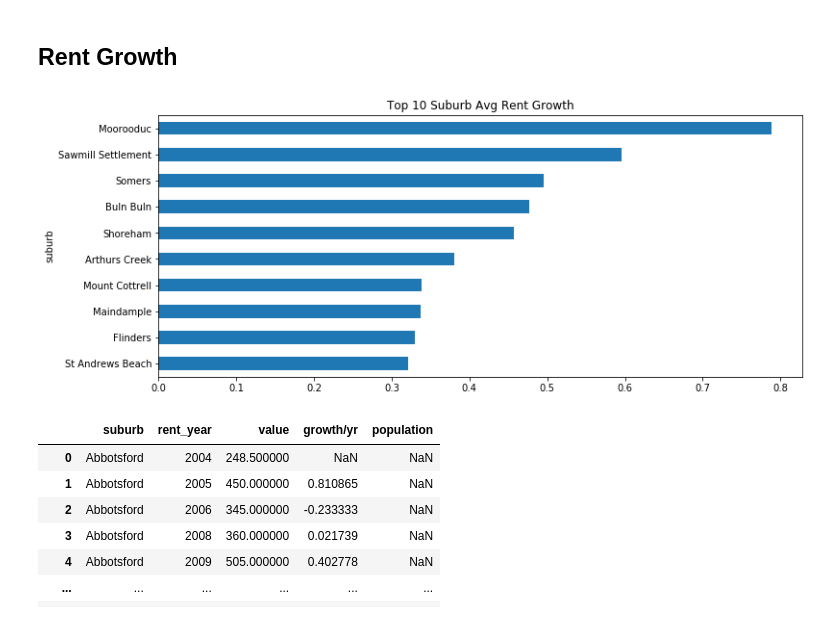
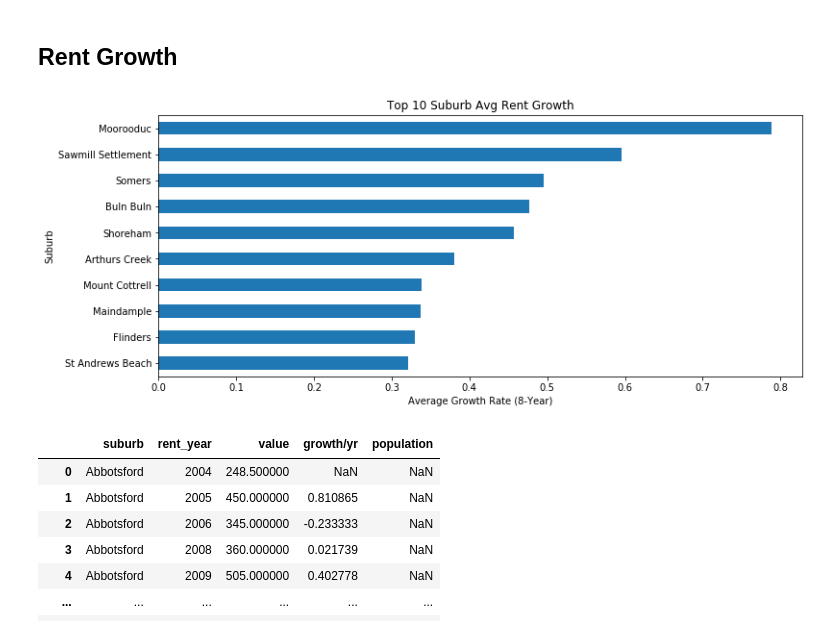
Before and after one commit to MAST30034-Applied-Data-Science/generic-real-estate-consulting-project-group-59, a Jupyter notebook: notebooks/EDA.ipynb, the cells around one changed output. Cells and saved outputs as stored; diff of their text form; code cells hidden in the pictures.

```diff
--- a/notebooks/EDA.ipynb
+++ b/notebooks/EDA.ipynb
@@ -452,0 +467,11 @@ KeyError: "['rent_date', 'rent_price'] not in index"
+# %%
+REPEAT = 200
+i = 0
+while i < REPEAT:
+    for year in years:
+        year_list.append(year)
+    i += 1
+
+year_list = year_list[:3582]
+pop_forecast_df['suburb'] = suburbs
+pop_forecast_df['year'] = year_list
@@ -473,12 +552,14 @@ sub_year_df = sub_year_df.merge(pop_df2[['suburb','year','growth']].drop_duplica
 # %%
 top_growth = sub_year_df.groupby('suburb')['growth/yr'].mean().sort_values()
 fig, ax = plt.subplots(1,1,figsize=(12,5))
 top_growth.tail(10).plot.barh()
+plt.xlabel('Average Growth Rate (8-Year)')
+plt.ylabel('Suburb')
 plt.title("Top 10 Suburb Avg Rent Growth")
 fig.savefig("../plots/top_10_sub_growth.png")
 None
 # %% [output]
-[figure, old version]
+[figure, new version]
 # %%
 sub_year_df
 # %% [output]
```
Also changed, not shown: parts of 13 cells of this notebook, 5 other files.
